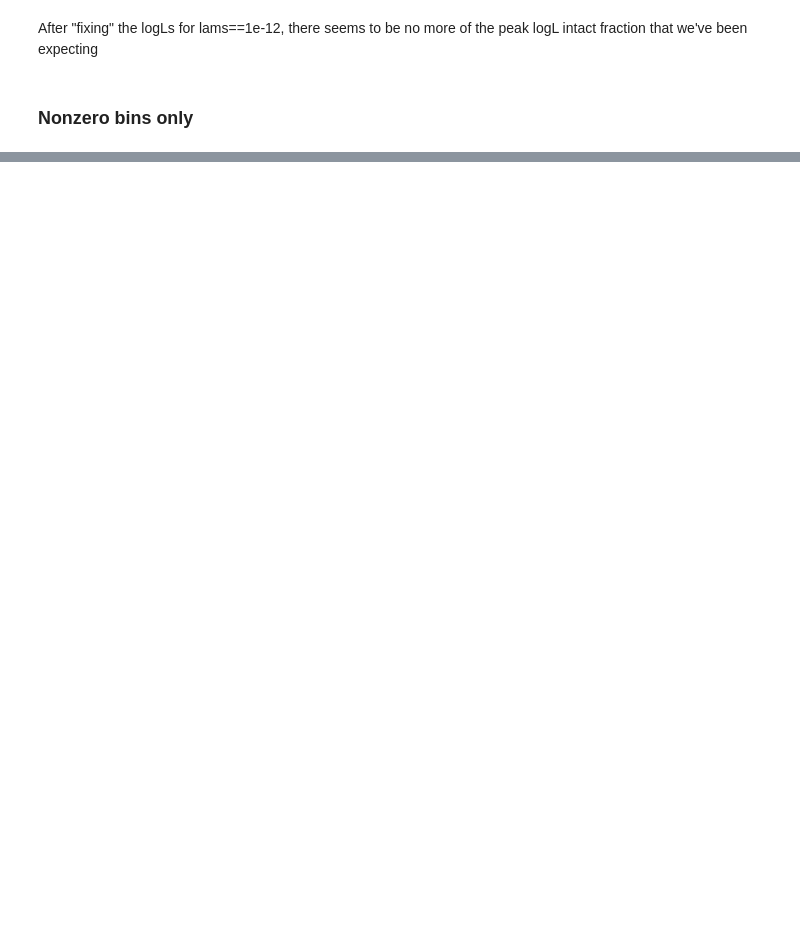
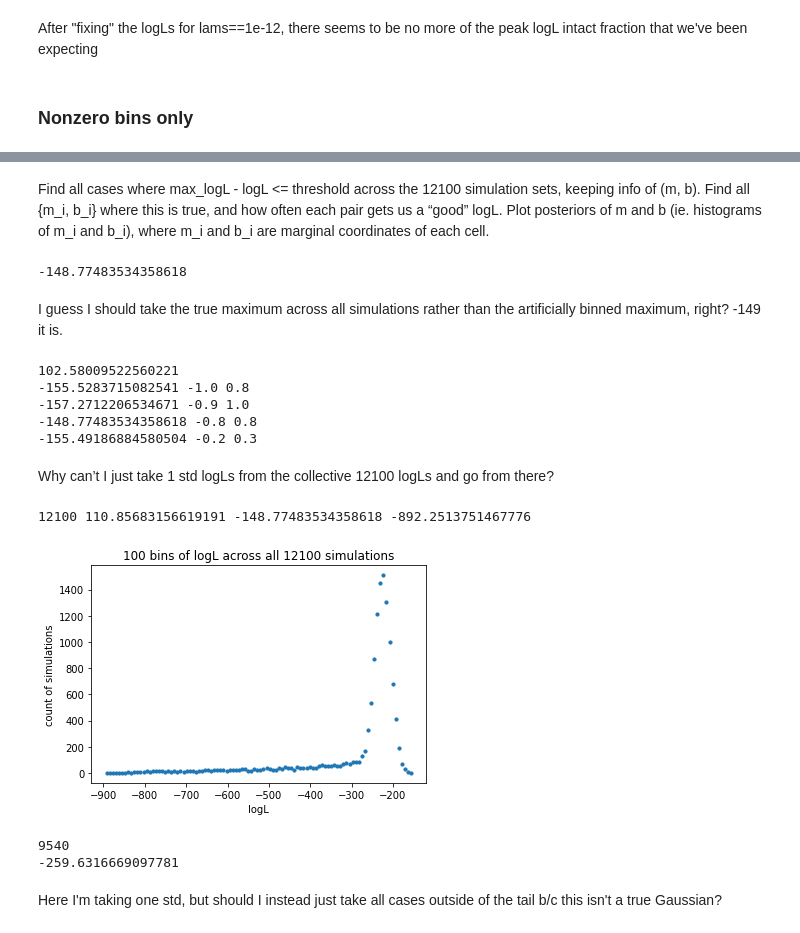
Before and after one commit to exoclam/sculpting, a Jupyter notebook: hipergator/troubleshoot-logLs.ipynb, the cells around one changed output, grey strips where cells are left out. Drawn from its saved outputs; the diff is of its cells as text; code cells hidden in the pictures; blank space fills up the shorter version.

```diff
--- a/hipergator/troubleshoot-logLs.ipynb
+++ b/hipergator/troubleshoot-logLs.ipynb
@@ -837,0 +805,55 @@ for i, l in enumerate(df.logLs_nonzero):
+# %% [markdown]
+Find all cases where max_logL - logL <= threshold across the 12100 simulation sets, keeping info of (m, b). Find all {m_i, b_i} where this is true, and how often each pair gets us a “good” logL. Plot posteriors of m and b (ie. histograms of m_i and b_i), where m_i and b_i are marginal coordinates of each cell.
+# %%
+# find good logL cases
+#max_logL = np.max(mean_logLs)
+#print(max_logL)
+max_logLs = []
+for i in df.logLs_nonzero:
+    max_logLs.append(np.max(i))
+#print(max_logLs)
+print(np.max(max_logLs))
+# %% [output]
+-148.77483534358618
+# %% [markdown]
+I guess I should take the true maximum across all simulations rather than the artificially binned maximum, right? -149 it is.
+# %%
+max_logL = np.max(max_logLs)
+print(np.std(max_logLs))
+for i, l in enumerate(df.logLs_nonzero): # df.logLs_nonzero
+    for j in l:
+        if max_logL - j < 10: # np.std(max_logLs)
+            print(j, df.ms[i], df.bs[i])
+# %% [output]
+102.58009522560221
+-155.5283715082541 -1.0 0.8
+-157.2712206534671 -0.9 1.0
+-148.77483534358618 -0.8 0.8
+-155.49186884580504 -0.2 0.3
+# %% [markdown]
+Why can’t I just take 1 std logLs from the collective 12100 logLs and go from there?
+# %%
+all_logLs = []
+for i, l in enumerate(df.logLs_nonzero): # df.logLs_nonzero
+    for j in l:
+        all_logLs.append(j)
+print(len(all_logLs), np.std(all_logLs), np.max(all_logLs), np.min(all_logLs))
+hist, bins = np.histogram(all_logLs, bins=100)
+plt.scatter(bins[:-1], hist, s=10)
+plt.xlabel('logL')
+plt.ylabel('count of simulations')
+plt.title('100 bins of logL across all 12100 simulations')
+#plt.xlim(-200, np.max(all_logLs))
+plt.show()
+# %% [output]
+12100 110.85683156619191 -148.77483534358618 -892.2513751467776
+[figure, added]
+# %%
+print(len(np.array(all_logLs)[np.array(all_logLs) > -259])) # 300
+threshold = np.max(all_logLs) - np.std(all_logLs)
+print(threshold)
+# %% [output]
+9540
+-259.6316669097781
+# %% [markdown]
+Here I'm taking one std, but should I instead just take all cases outside of the tail b/c this isn't a true Gaussian?
```
Also changed, not shown: parts of 42 cells of this notebook.
